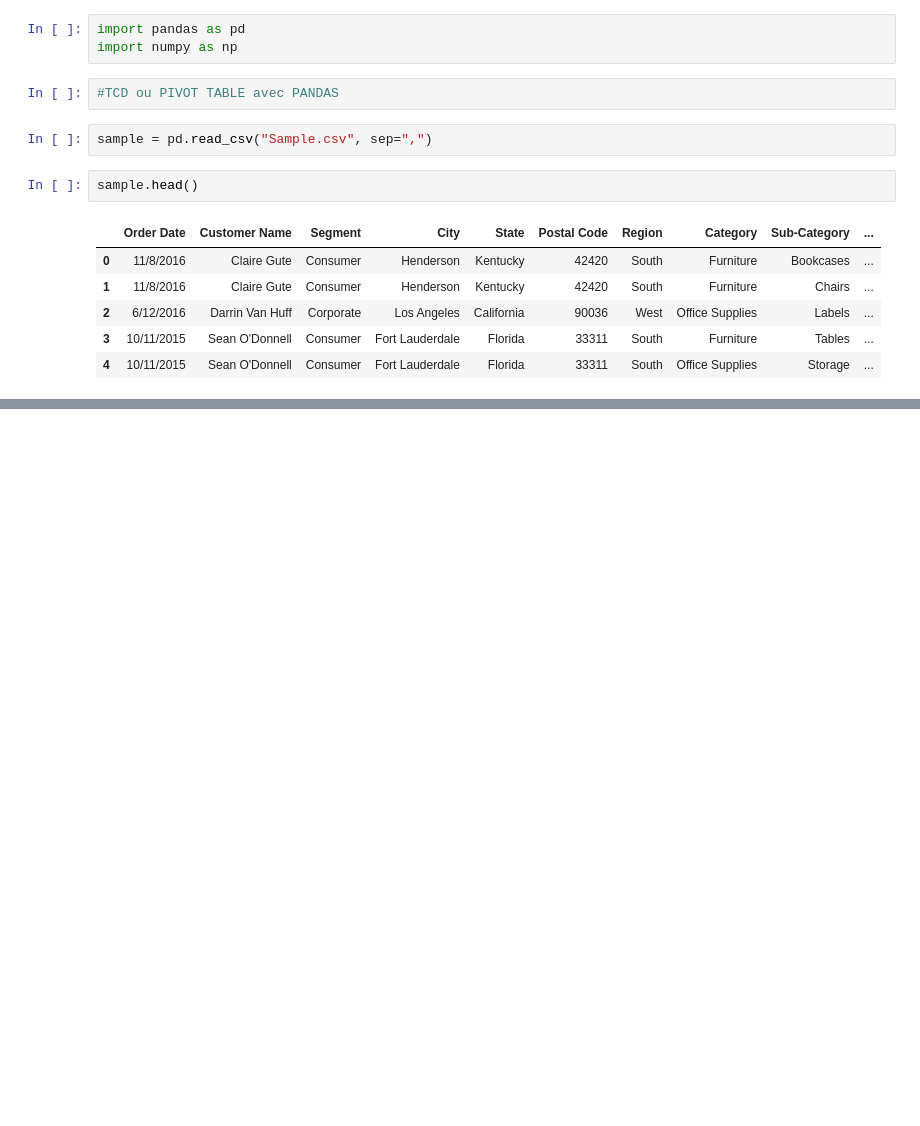
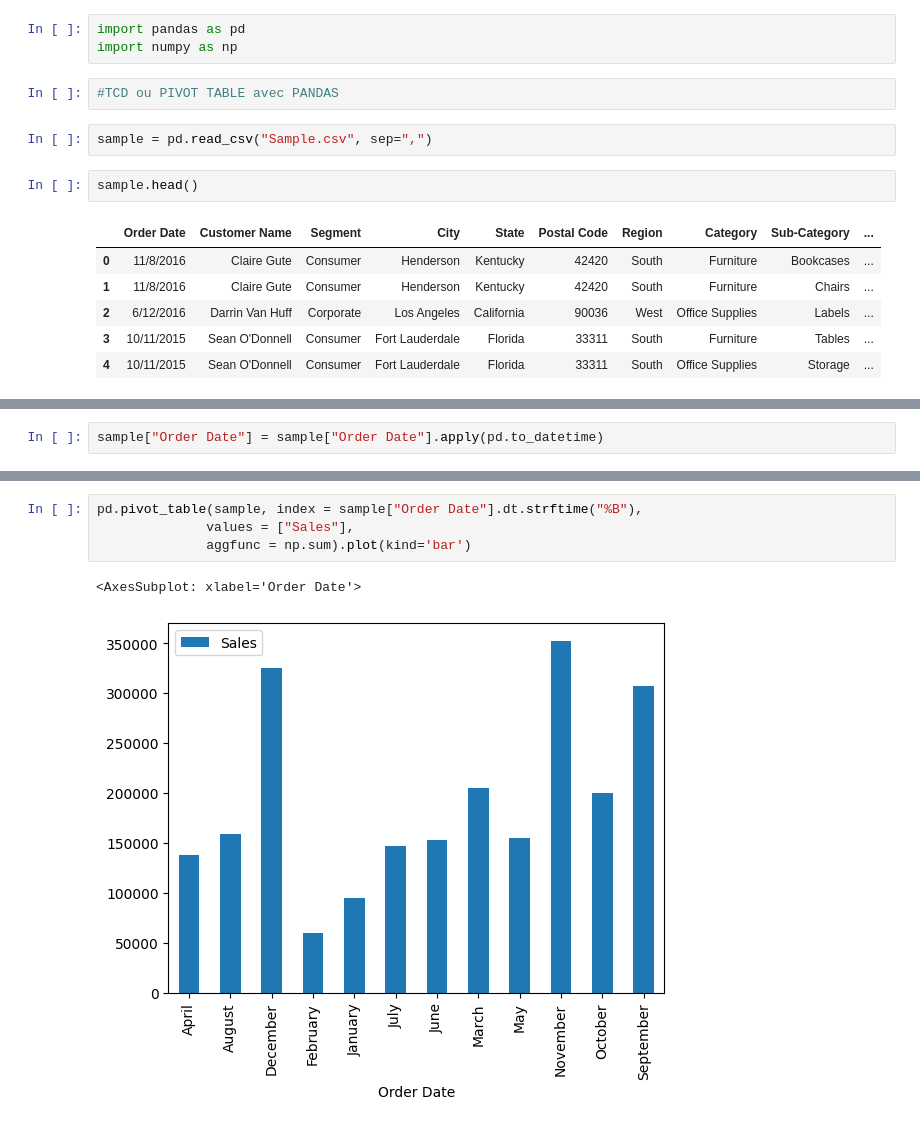
Before and after one commit to miraceti/Python_codes, a Jupyter notebook: pandas/pandas9.ipynb, the cells around one changed output, grey strips where cells are left out. Drawn from its saved outputs; the diff is of its cells as text; blank space fills up the shorter version.

```diff
--- a/pandas/pandas9.ipynb
+++ b/pandas/pandas9.ipynb
@@ -16,0 +333,2 @@ sample.head()
+# %%
+sample["Order Date"] = sample["Order Date"].apply(pd.to_datetime)
@@ -16,0 +357,7 @@ sample.head()
+# %%
+pd.pivot_table(sample, index = sample["Order Date"].dt.strftime("%B"),
+              values = ["Sales"],
+              aggfunc = np.sum).plot(kind='bar')
+# %% [output]
+<AxesSubplot: xlabel='Order Date'>
+[figure, added]
```
Also changed, not shown: parts of 33 cells of this notebook.
